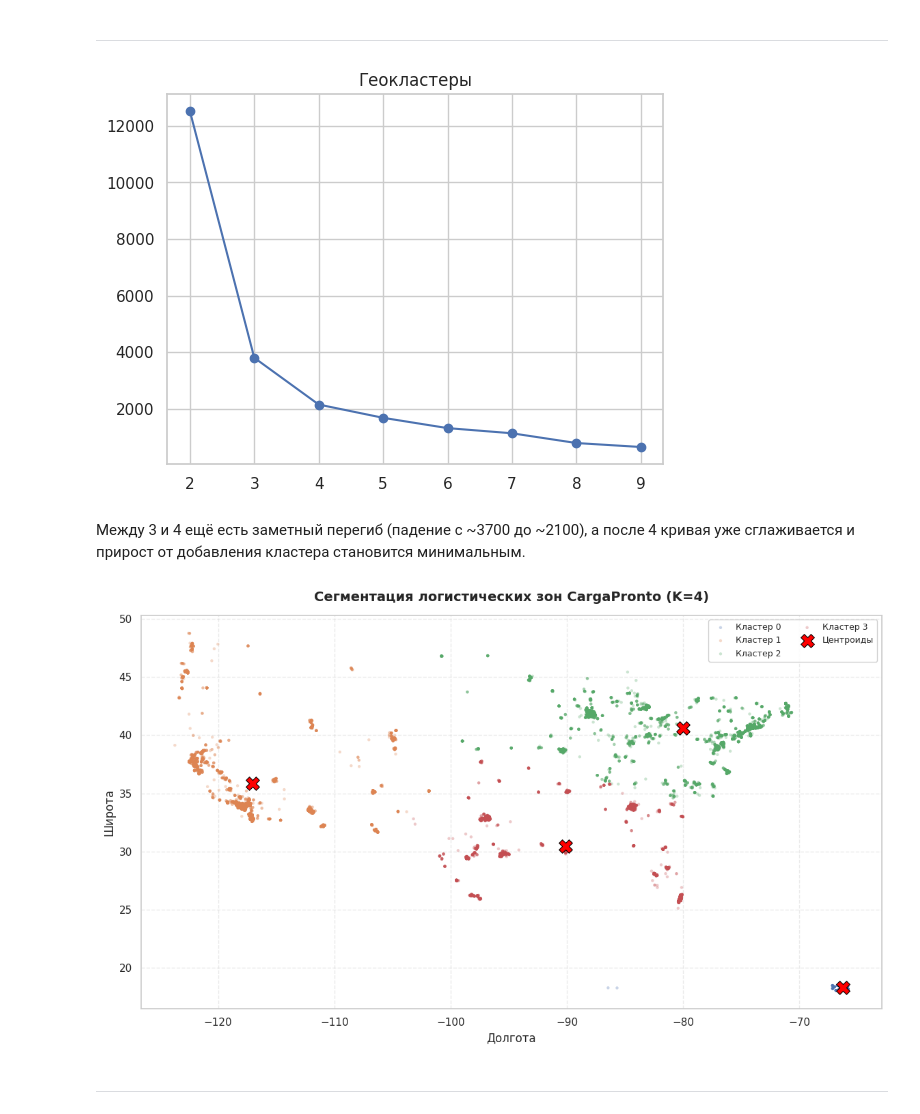
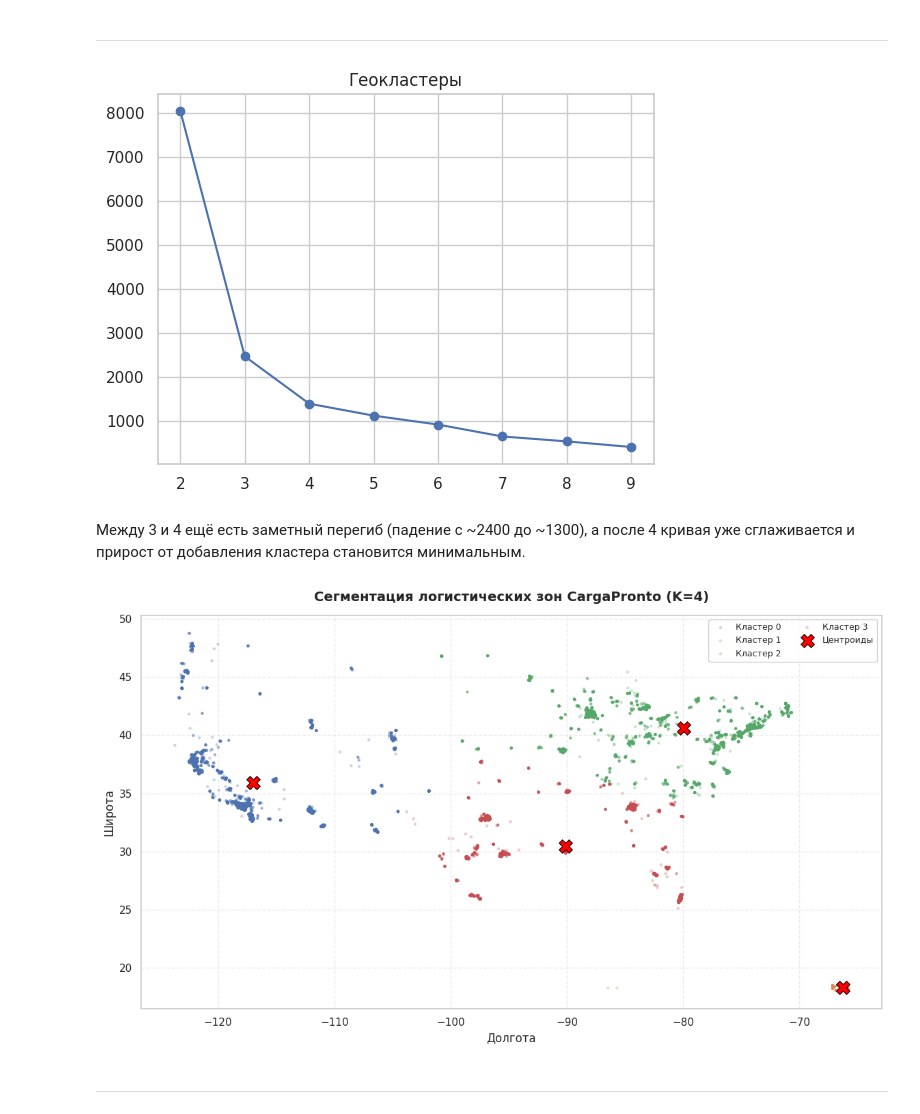
Before and after one commit to KatsayArtemDev/ML, a Jupyter notebook: classification/identifying_delivery_risks/identifying_delivery_risks_predictor.ipynb, the cells around one changed output. Drawn from its saved outputs; the diff is of its cells as text; code cells hidden in the pictures.

```diff
--- a/classification/identifying_delivery_risks/identifying_delivery_risks_predictor.ipynb
+++ b/classification/identifying_delivery_risks/identifying_delivery_risks_predictor.ipynb
@@ -868,21 +885,23 @@ show_results(results)
 ---
 # %%
 geo_features = ['customer_lat', 'customer_lon']
+train_customer_ids = set(df_train['customer_id'])
+customers_train = customers_df[customers_df['customer_id'].isin(train_customer_ids)]
+
 scaler_geo = StandardScaler()
-
-geo_scaled = scaler_geo.fit_transform(customers_df[geo_features])
+geo_scaled_train = scaler_geo.fit_transform(customers_train[geo_features])
 
 inertias = []
 K_range = range(2, 10)
 for k in K_range:
     kmeans = KMeans(n_clusters=k, init='k-means++', random_state=RANDOM_STATE)
-    kmeans.fit(geo_scaled)
+    kmeans.fit(geo_scaled_train)
     inertias.append(kmeans.inertia_)
 
 plt.plot(K_range, inertias, marker='o')
 plt.title('Геокластеры')
 plt.show()
 # %% [output]
-[figure, old version]
+[figure, new version]
 # %% [markdown]
-Между 3 и 4 ещё есть заметный перегиб (падение с ~3700 до ~2100), а после 4 кривая уже сглаживается и прирост от добавления кластера становится минимальным.
+Между 3 и 4 ещё есть заметный перегиб (падение с ~2400 до ~1300), а после 4 кривая уже сглаживается и прирост от добавления кластера становится минимальным.
@@ -922,9 +945,9 @@ def plot_geo_clusters(customers_df, kmeans_model, scaler, K):
     plt.tight_layout()
     plt.show()
 
-plot_geo_clusters(customers_df, geo_kmeans, scaler_geo, 4)
+plot_geo_clusters(customers_df, geo_kmeans, scaler_geo, K_GEO)
 # %% [output]
-[figure, old version]
+[figure, new version]
 # %% [markdown]
 ---
 # %%
```
Also changed, not shown: parts of 36 cells of this notebook, 1 other file.
